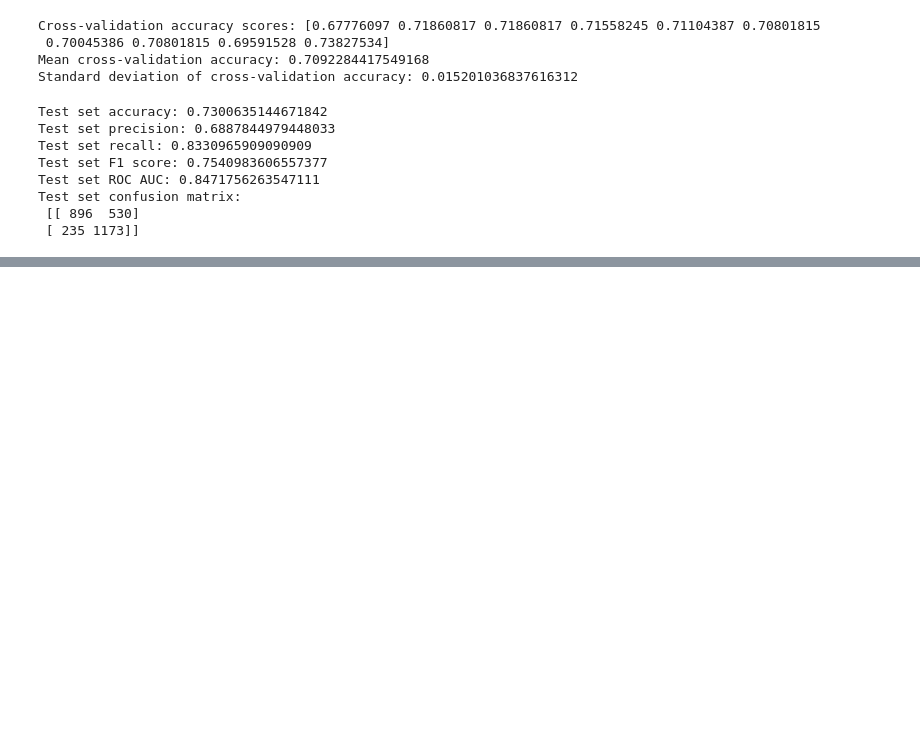
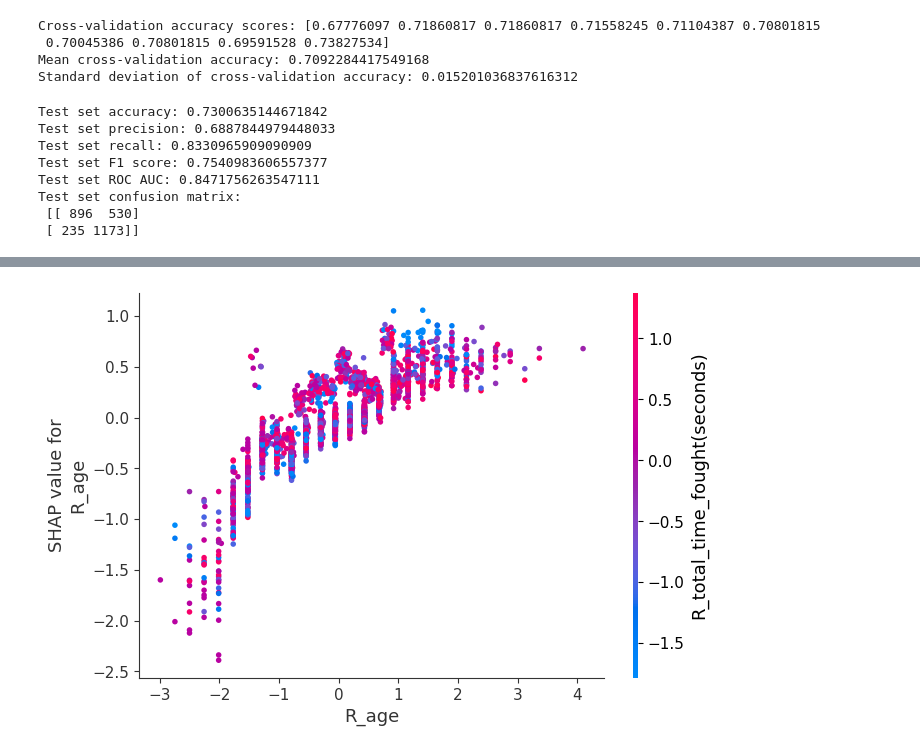
Before and after one commit to 99kishan/DS-UoN-Sports-ML-bhamidipati, a Jupyter notebook: modelling.ipynb, the cells around one changed output, grey strips where cells are left out. Cells and saved outputs as stored; diff of their text form; code cells hidden in the pictures; blank space fills up the shorter version.

```diff
--- a/modelling.ipynb
+++ b/modelling.ipynb
@@ -1531,0 +1403,6 @@ shap.summary_plot(shap_values, X_test_scaled, feature_names=features)
+# %%
+feature_name = "R_age"
+
+shap.dependence_plot(feature_name, shap_values.values, X_test_scaled, feature_names=features)
+# %% [output]
+[figure, added]
```
Also changed, not shown: parts of 31 cells of this notebook.
